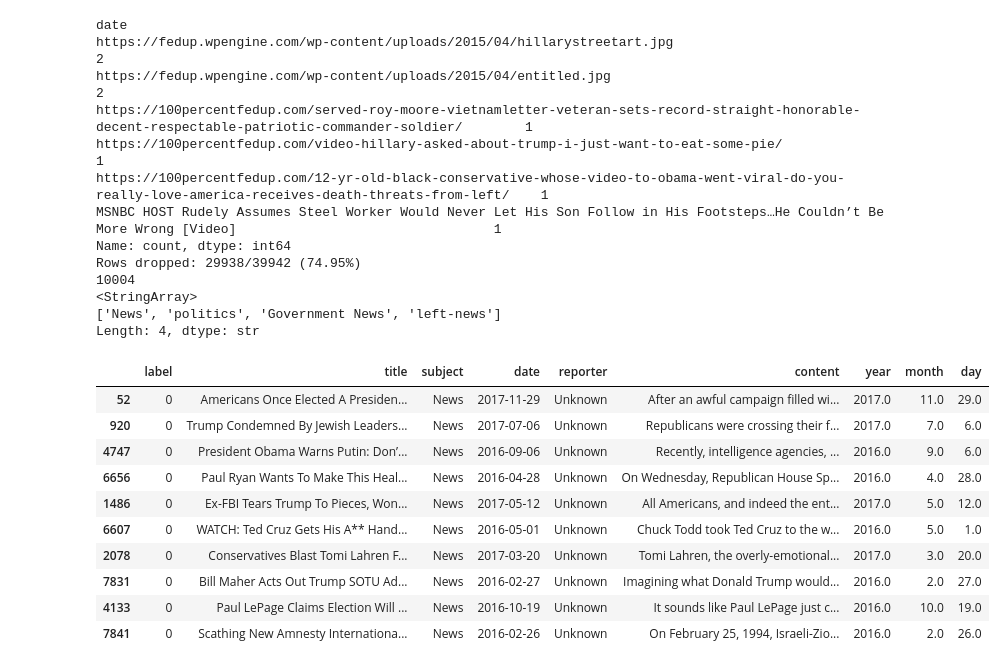
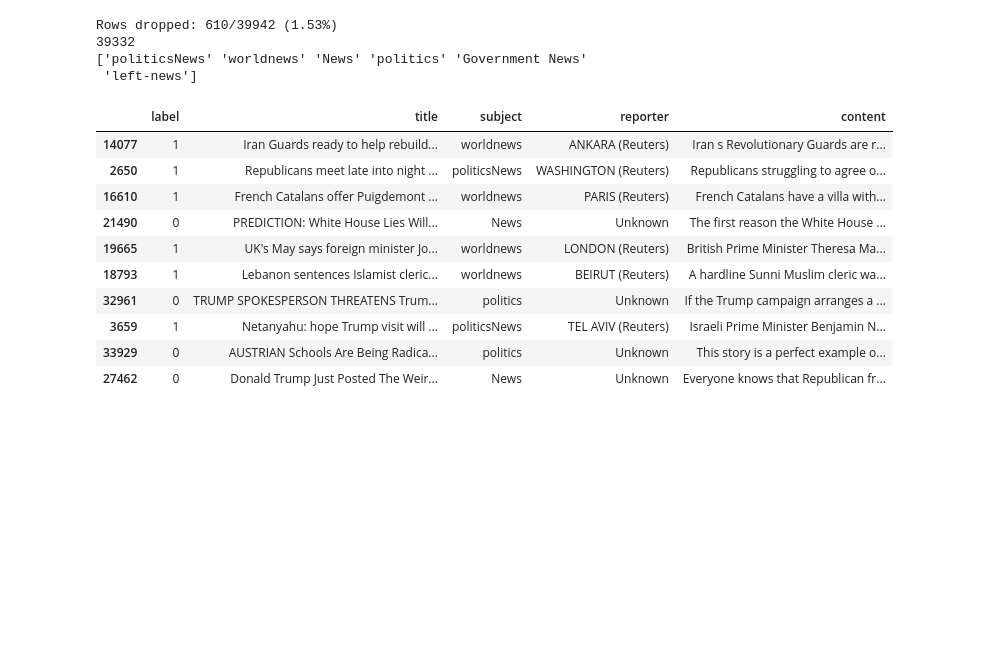
Before and after one commit to plip1e/NLP-first-project, a Jupyter notebook: main.ipynb, the cells around one changed output. Drawn from its saved outputs; the diff is of its cells as text; code cells hidden in the pictures; blank space fills up the shorter version.

```diff
--- a/main.ipynb
+++ b/main.ipynb
@@ -21,33 +14,24 @@ I0000 00:00:1774388822.356129    8003 cudart_stub.cc:31] Could not find cuda dri
 # %%
 data = pd.read_csv('./dataset/data.csv') # read the dataset
-data = clean_df(df=data, drop_columns=['text']) # clean the dataset
+data = clean_df(df=data, drop_columns=['text','date']) # clean the dataset
 
 print(len(data))
 print(data['subject'].unique())
 data.sample(10)
 # %% [output]
-date
-https://fedup.wpengine.com/wp-content/uploads/2015/04/hillarystreetart.jpg                                                                               2
-https://fedup.wpengine.com/wp-content/uploads/2015/04/entitled.jpg                                                                                       2
-https://100percentfedup.com/served-roy-moore-vietnamletter-veteran-sets-record-straight-honorable-decent-respectable-patriotic-commander-soldier/        1
-https://100percentfedup.com/video-hillary-asked-about-trump-i-just-want-to-eat-some-pie/                                                                 1
-https://100percentfedup.com/12-yr-old-black-conservative-whose-video-to-obama-went-viral-do-you-really-love-america-receives-death-threats-from-left/    1
-MSNBC HOST Rudely Assumes Steel Worker Would Never Let His Son Follow in His Footsteps…He Couldn’t Be More Wrong [Video]                                 1
-Name: count, dtype: int64
-Rows dropped: 29938/39942 (74.95%)
-10004
-<StringArray>
-['News', 'politics', 'Government News', 'left-news']
-Length: 4, dtype: str
+Rows dropped: 610/39942 (1.53%)
+39332
+['politicsNews' 'worldnews' 'News' 'politics' 'Government News'
+ 'left-news']
-|  | label | title | subject | date | reporter | content | year | month | day |
-| 52 | 0 | Americans Once Elected A Presiden... | News | 2017-11-29 | Unknown | After an awful campaign filled wi... | 2017.0 | 11.0 | 29.0 |
-| 920 | 0 | Trump Condemned By Jewish Leaders... | News | 2017-07-06 | Unknown | Republicans were crossing their f... | 2017.0 | 7.0 | 6.0 |
-| 4747 | 0 | President Obama Warns Putin: Don’... | News | 2016-09-06 | Unknown | Recently, intelligence agencies, ... | 2016.0 | 9.0 | 6.0 |
-| 6656 | 0 | Paul Ryan Wants To Make This Heal... | News | 2016-04-28 | Unknown | On Wednesday, Republican House Sp... | 2016.0 | 4.0 | 28.0 |
-| 1486 | 0 | Ex-FBI Tears Trump To Pieces, Won... | News | 2017-05-12 | Unknown | All Americans, and indeed the ent... | 2017.0 | 5.0 | 12.0 |
-| 6607 | 0 | WATCH: Ted Cruz Gets His A** Hand... | News | 2016-05-01 | Unknown | Chuck Todd took Ted Cruz to the w... | 2016.0 | 5.0 | 1.0 |
-| 2078 | 0 | Conservatives Blast Tomi Lahren F... | News | 2017-03-20 | Unknown | Tomi Lahren, the overly-emotional... | 2017.0 | 3.0 | 20.0 |
-| 7831 | 0 | Bill Maher Acts Out Trump SOTU Ad... | News | 2016-02-27 | Unknown | Imagining what Donald Trump would... | 2016.0 | 2.0 | 27.0 |
-| 4133 | 0 | Paul LePage Claims Election Will ... | News | 2016-10-19 | Unknown | It sounds like Paul LePage just c... | 2016.0 | 10.0 | 19.0 |
-| 7841 | 0 | Scathing New Amnesty Internationa... | News | 2016-02-26 | Unknown | On February 25, 1994, Israeli-Zio... | 2016.0 | 2.0 | 26.0 |
+|  | label | title | subject | reporter | content |
+| 14077 | 1 | Iran Guards ready to help rebuild... | worldnews | ANKARA (Reuters) | Iran s Revolutionary Guards are r... |
+| 2650 | 1 | Republicans meet late into night ... | politicsNews | WASHINGTON (Reuters) | Republicans struggling to agree o... |
+| 16610 | 1 | French Catalans offer Puigdemont ... | worldnews | PARIS (Reuters) | French Catalans have a villa with... |
+| 21490 | 0 | PREDICTION: White House Lies Will... | News | Unknown | The first reason the White House ... |
+| 19665 | 1 | UK's May says foreign minister Jo... | worldnews | LONDON (Reuters) | British Prime Minister Theresa Ma... |
+| 18793 | 1 | Lebanon sentences Islamist cleric... | worldnews | BEIRUT (Reuters) | A hardline Sunni Muslim cleric wa... |
+| 32961 | 0 | TRUMP SPOKESPERSON THREATENS Trum... | politics | Unknown | If the Trump campaign arranges a ... |
+| 3659 | 1 | Netanyahu: hope Trump visit will ... | politicsNews | TEL AVIV (Reuters) | Israeli Prime Minister Benjamin N... |
+| 33929 | 0 | AUSTRIAN Schools Are Being Radica... | politics | Unknown | This story is a perfect example o... |
+| 27462 | 0 | Donald Trump Just Posted The Weir... | News | Unknown | Everyone knows that Republican fr... |
 # %%
```
Also changed, not shown: parts of 4 cells of this notebook, 1 other file.
